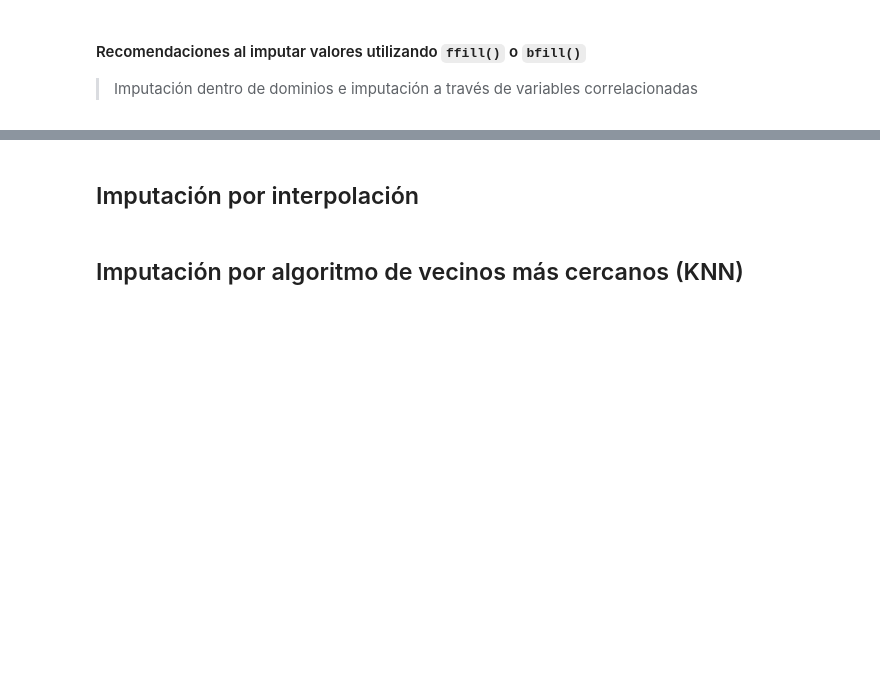
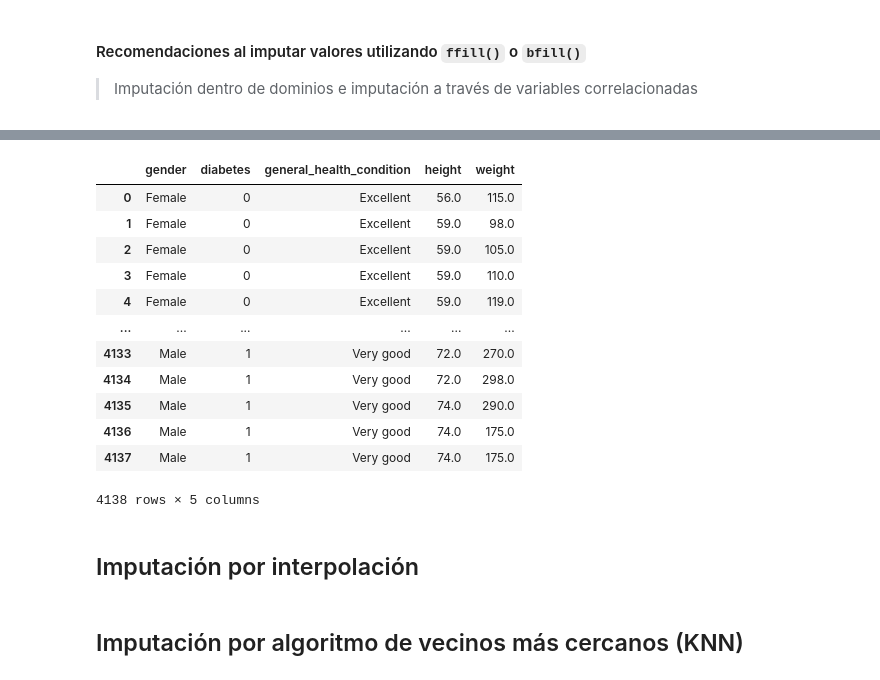
Before and after one commit to Bryan1195/Imputation-Missing-values, a Jupyter notebook: notebooks/live-imputation-missing-values.ipynb, the cells around one changed output, grey strips where cells are left out. Cells and saved outputs as stored; diff of their text form; code cells hidden in the pictures; blank space fills up the shorter version.

```diff
--- a/notebooks/live-imputation-missing-values.ipynb
+++ b/notebooks/live-imputation-missing-values.ipynb
@@ -621,3 +641,35 @@ Text(0.5, 1.0, 'Mode')
+# %%
+(
+    nhanes_df
+    .select_columns('height','weight','gender','diabetes','general_health_condition')
+    .groupby(['gender','diabetes','general_health_condition','height','weight'], as_index=False, dropna=False).sum()
+    .pipe(
+        lambda df: (df.sort_values(
+            by=['gender','diabetes','general_health_condition','height'],
+            ascending=True
+            )
+            .transform_columns(
+                ['weight','height','general_health_condition'],
+                lambda x: x.ffill(),
+                elementwise=False
+            )
+        )
+    )
+)
+# %% [output]
+|  | gender | diabetes | general_health_condition | height | weight |
+| 0 | Female | 0 | Excellent | 56.0 | 115.0 |
+| 1 | Female | 0 | Excellent | 59.0 | 98.0 |
+| 2 | Female | 0 | Excellent | 59.0 | 105.0 |
+| 3 | Female | 0 | Excellent | 59.0 | 110.0 |
+| 4 | Female | 0 | Excellent | 59.0 | 119.0 |
+| ... | ... | ... | ... | ... | ... |
+| 4133 | Male | 1 | Very good | 72.0 | 270.0 |
+| 4134 | Male | 1 | Very good | 72.0 | 298.0 |
+| 4135 | Male | 1 | Very good | 74.0 | 290.0 |
+| 4136 | Male | 1 | Very good | 74.0 | 175.0 |
+| 4137 | Male | 1 | Very good | 74.0 | 175.0 |
+4138 rows × 5 columns
 # %% [markdown]
 ## Imputación por interpolación
 # %% [markdown]
```
Also changed, not shown: parts of 4 cells of this notebook.
